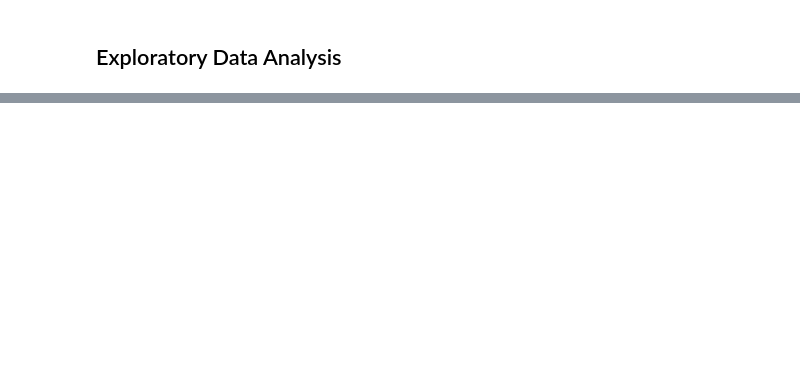
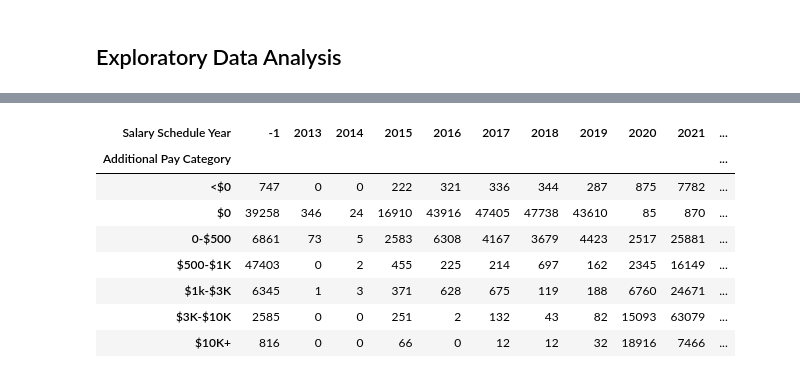
Before and after one commit to Anias-clo/Teacher_Payroll_Analysis, a Jupyter notebook: poc.ipynb, the cells around one changed output, grey strips where cells are left out. Drawn from its saved outputs; the diff is of its cells as text; code cells hidden in the pictures; blank space fills up the shorter version.

```diff
--- a/poc.ipynb
+++ b/poc.ipynb
@@ -75,0 +209,12 @@ pd.crosstab(df['Additional Pay Category'],df['Fiscal Year'])
+# %%
+pd.crosstab(df['Additional Pay Category'],df['Salary Schedule Year'])
+# %% [output]
+| Salary Schedule Year | -1 | 2013 | 2014 | 2015 | 2016 | 2017 | 2018 | 2019 | 2020 | 2021 | ... |
+| Additional Pay Category |  |  |  |  |  |  |  |  |  |  | ... |
+| <$0 | 747 | 0 | 0 | 222 | 321 | 336 | 344 | 287 | 875 | 7782 | ... |
+| $0 | 39258 | 346 | 24 | 16910 | 43916 | 47405 | 47738 | 43610 | 85 | 870 | ... |
+| 0-$500 | 6861 | 73 | 5 | 2583 | 6308 | 4167 | 3679 | 4423 | 2517 | 25881 | ... |
+| $500-$1K | 47403 | 0 | 2 | 455 | 225 | 214 | 697 | 162 | 2345 | 16149 | ... |
+| $1k-$3K | 6345 | 1 | 3 | 371 | 628 | 675 | 119 | 188 | 6760 | 24671 | ... |
+| $3K-$10K | 2585 | 0 | 0 | 251 | 2 | 132 | 43 | 82 | 15093 | 63079 | ... |
+| $10K+ | 816 | 0 | 0 | 66 | 0 | 12 | 12 | 32 | 18916 | 7466 | ... |
```
Also changed, not shown: parts of 31 cells of this notebook, 4 other files.
